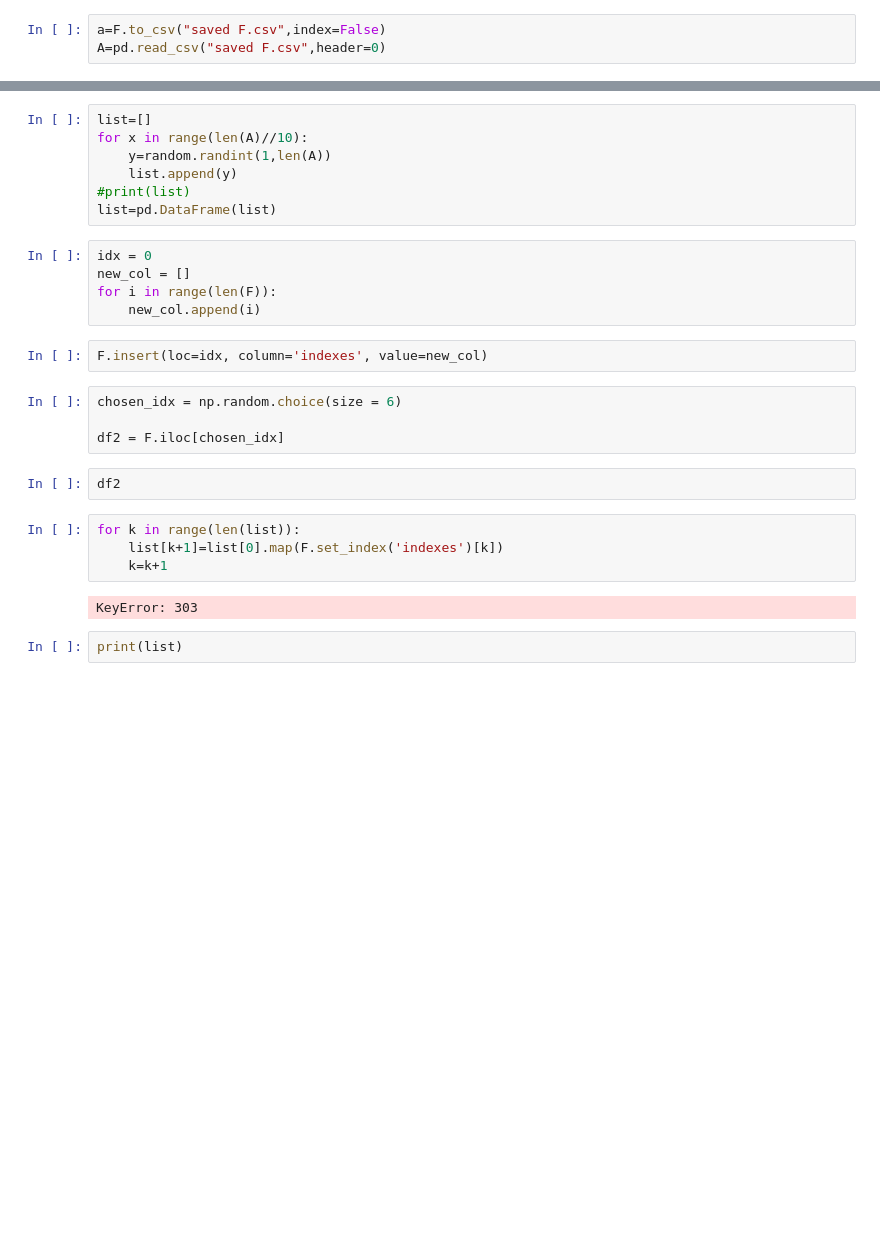
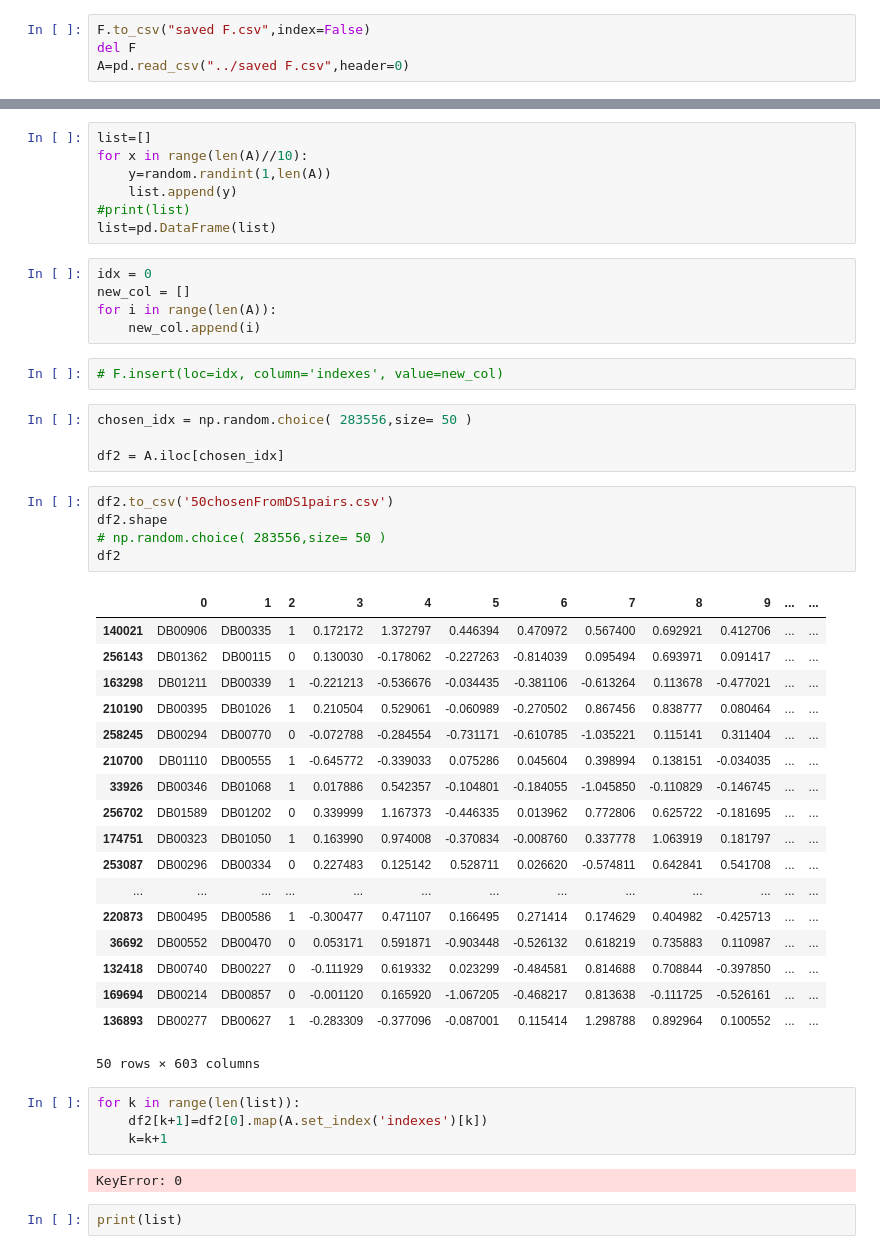
Before and after one commit to aminkhod/DDI-Project, a Jupyter notebook: exercise1 (2).ipynb, the cells around one changed output, grey strips where cells are left out. Cells and saved outputs as stored; diff of their text form; blank space fills up the shorter version.

```diff
--- a/exercise1 (2).ipynb
+++ b/exercise1 (2).ipynb
@@ -81,6 +87,7 @@ F.shape
 # %%
-a=F.to_csv("saved F.csv",index=False)
-A=pd.read_csv("saved F.csv",header=0)
+F.to_csv("saved F.csv",index=False)
+del F
+A=pd.read_csv("../saved F.csv",header=0)
 # %%
 # testset=F.sample(n=len(A)//10)
 # testset
@@ -103,21 +111,43 @@ list=pd.DataFrame(list)
 # %%
 idx = 0
 new_col = []
-for i in range(len(F)):
+for i in range(len(A)):
     new_col.append(i)
 # %%
-F.insert(loc=idx, column='indexes', value=new_col)
+# F.insert(loc=idx, column='indexes', value=new_col)
 # %%
-chosen_idx = np.random.choice(size = 6)
+chosen_idx = np.random.choice( 283556,size= 50 )
 
-df2 = F.iloc[chosen_idx]
+df2 = A.iloc[chosen_idx]
-# %%
-df2
+# %%
+df2.to_csv('50chosenFromDS1pairs.csv')
+df2.shape
+# np.random.choice( 283556,size= 50 )
+df2
+# %% [output]
+|  | 0 | 1 | 2 | 3 | 4 | 5 | 6 | 7 | 8 | 9 | ... | ... |
+| 140021 | DB00906 | DB00335 | 1 | 0.172172 | 1.372797 | 0.446394 | 0.470972 | 0.567400 | 0.692921 | 0.412706 | ... | ... |
+| 256143 | DB01362 | DB00115 | 0 | 0.130030 | -0.178062 | -0.227263 | -0.814039 | 0.095494 | 0.693971 | 0.091417 | ... | ... |
+| 163298 | DB01211 | DB00339 | 1 | -0.221213 | -0.536676 | -0.034435 | -0.381106 | -0.613264 | 0.113678 | -0.477021 | ... | ... |
+| 210190 | DB00395 | DB01026 | 1 | 0.210504 | 0.529061 | -0.060989 | -0.270502 | 0.867456 | 0.838777 | 0.080464 | ... | ... |
+| 258245 | DB00294 | DB00770 | 0 | -0.072788 | -0.284554 | -0.731171 | -0.610785 | -1.035221 | 0.115141 | 0.311404 | ... | ... |
+| 210700 | DB01110 | DB00555 | 1 | -0.645772 | -0.339033 | 0.075286 | 0.045604 | 0.398994 | 0.138151 | -0.034035 | ... | ... |
+| 33926 | DB00346 | DB01068 | 1 | 0.017886 | 0.542357 | -0.104801 | -0.184055 | -1.045850 | -0.110829 | -0.146745 | ... | ... |
+| 256702 | DB01589 | DB01202 | 0 | 0.339999 | 1.167373 | -0.446335 | 0.013962 | 0.772806 | 0.625722 | -0.181695 | ... | ... |
+| 174751 | DB00323 | DB01050 | 1 | 0.163990 | 0.974008 | -0.370834 | -0.008760 | 0.337778 | 1.063919 | 0.181797 | ... | ... |
+| 253087 | DB00296 | DB00334 | 0 | 0.227483 | 0.125142 | 0.528711 | 0.026620 | -0.574811 | 0.642841 | 0.541708 | ... | ... |
+| ... | ... | ... | ... | ... | ... | ... | ... | ... | ... | ... | ... | ... |
+| 220873 | DB00495 | DB00586 | 1 | -0.300477 | 0.471107 | 0.166495 | 0.271414 | 0.174629 | 0.404982 | -0.425713 | ... | ... |
+| 36692 | DB00552 | DB00470 | 0 | 0.053171 | 0.591871 | -0.903448 | -0.526132 | 0.618219 | 0.735883 | 0.110987 | ... | ... |
+| 132418 | DB00740 | DB00227 | 0 | -0.111929 | 0.619332 | 0.023299 | -0.484581 | 0.814688 | 0.708844 | -0.397850 | ... | ... |
+| 169694 | DB00214 | DB00857 | 0 | -0.001120 | 0.165920 | -1.067205 | -0.468217 | 0.813638 | -0.111725 | -0.526161 | ... | ... |
+| 136893 | DB00277 | DB00627 | 1 | -0.283309 | -0.377096 | -0.087001 | 0.115414 | 1.298788 | 0.892964 | 0.100552 | ... | ... |
+50 rows × 603 columns
 # %%
 for k in range(len(list)):
-    list[k+1]=list[0].map(F.set_index('indexes')[k])
+    df2[k+1]=df2[0].map(A.set_index('indexes')[k])
     k=k+1
 # %% [output]
-KeyError: 303
+KeyError: 0
 # %%
 print(list)
```
Also changed, not shown: parts of 4 cells of this notebook, 1 other file.
